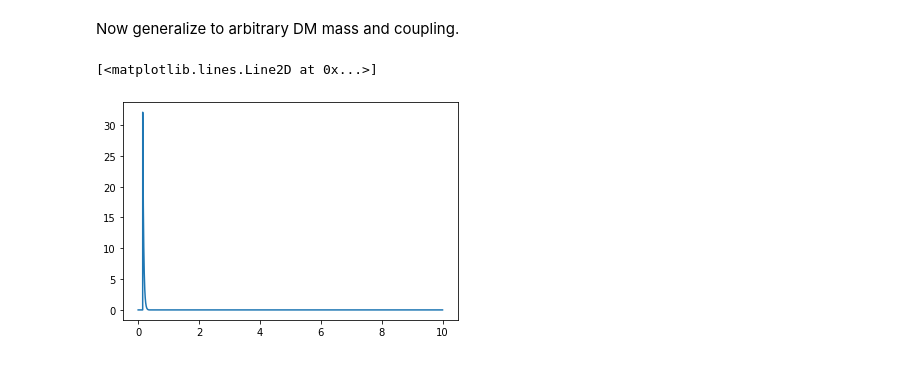
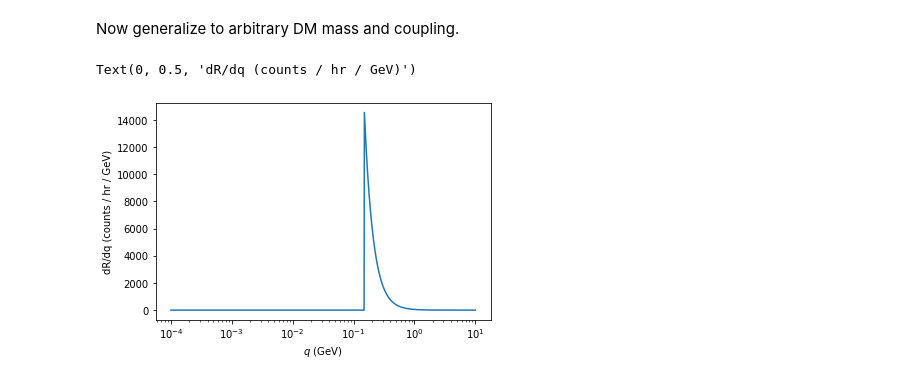
Before and after one commit to yuhants/impulse, a Jupyter notebook: yuhan/dR_dq_massless_mediator.ipynb, the cells around one changed output. Saved outputs shown, nothing was run; the diff lists cells and outputs as text; code cells hidden in the pictures.

```diff
--- a/yuhan/dR_dq_massless_mediator.ipynb
+++ b/yuhan/dR_dq_massless_mediator.ipynb
@@ -126,5 +129,5 @@ def dsig_domega(mx, mphi, alpha, q):
 # %%
-q = np.logspace(6, 10, 1000)
-dsigdomega = dsig_domega(M_X, m_phi, alpha, q)
+q = np.logspace(5, 10, 1000)
+dsigdomega = dsig_domega_born(M_X, m_phi, alpha, q, point_charge=True)
 # %%
 # Expect Rutherford cross section ~ 1 / (q^4)
@@ -185,51 +196,32 @@ Now generalize to arbitrary DM mass and coupling.
 # %%
 def dR_dq(mx, mphi, alpha, q, vlist, q_thr):
     # Differential cross section
-    dsigdomega = dsig_domega(mx, mphi, alpha, q)
-
-    # Integrate over phase space
-    ss = np.empty(shape=(vlist.size, q.size))
-    for i, v in enumerate(vlist):
-        p = mx * v
-        dsigdq = ( 2*np.pi*q / (p**2) ) * dsigdomega
-
-        # Cut off contribution below detection threshold
-        dsigdq[q < q_thr] = 0
-
-        # Events outside of sphere only
-        # Not using this at the moment, assume sphere as perfect point particle
-        Ecm = 0.5 * mx * v**2
-        k = alpha_n * N_T   # 4pi is already in the def of alpha
-        bmin = 5e-4 / hbarc # 5 um radius
-        qmax = 2 * mx * v / np.sqrt(4 * Ecm**2 * bmin**2 / k**2 + 1)
-        dsigdq[q > qmax] = 0
-
-        # Account for vmin at a given q
-        dsigdq[q > 2 * mx * v] = 0
-
-        ss[i] = dsigdq
+    dsigdomega = dsig_domega_born(mx, mphi, alpha, q, point_charge=True)
+    dsigdq = dsig_dq(dsigdomega, q, vlist, q_thr)
 
     int_vec = rhoDM / mx * vlist * f_halo_dan(vlist)
+
     drdq = np.empty_like(q)
-
-    for i in range(nvels):
-        drdq[i] = np.trapz( int_vec * ss.T[i], x=vlist )
+    for i in range(q.size):
+        drdq[i] = np.trapz( int_vec * dsigdq.T[i], x=vlist )
 
     conv_fac = hbarc**2 * 1e9 * 3e10 * 1e-8 * 3600  # natural units -> um^2/GeV, c [cm/s], um^2/cm^2, s/hr
 
     # Counts/hour/GeV
     return drdq * conv_fac
 # %%
-q = np.logspace(6, 10, 1000) # eV
+q = np.logspace(5, 10, 1000) # eV
 
-nvels = 1000
+nvels = 2000
 vlist = np.linspace(vmin, vesc, nvels)
 # %%
 q_thr = 0.15e9
 drdq = dR_dq(100*1e9, 0, alpha/(4*np.pi), q, vlist, q_thr)
 
 plt.plot(q/1e9, drdq)
-# plt.xscale('log')
+plt.xscale('log')
+plt.xlabel('$q$ (GeV)')
+plt.ylabel('dR/dq (counts / hr / GeV)')
 # %% [output]
-[<matplotlib.lines.Line2D at 0x...>]
+Text(0, 0.5, 'dR/dq (counts / hr / GeV)')
-[figure, old version]
+[figure, new version]
```
Also changed, not shown: parts of 10 cells of this notebook, 1 other file.
